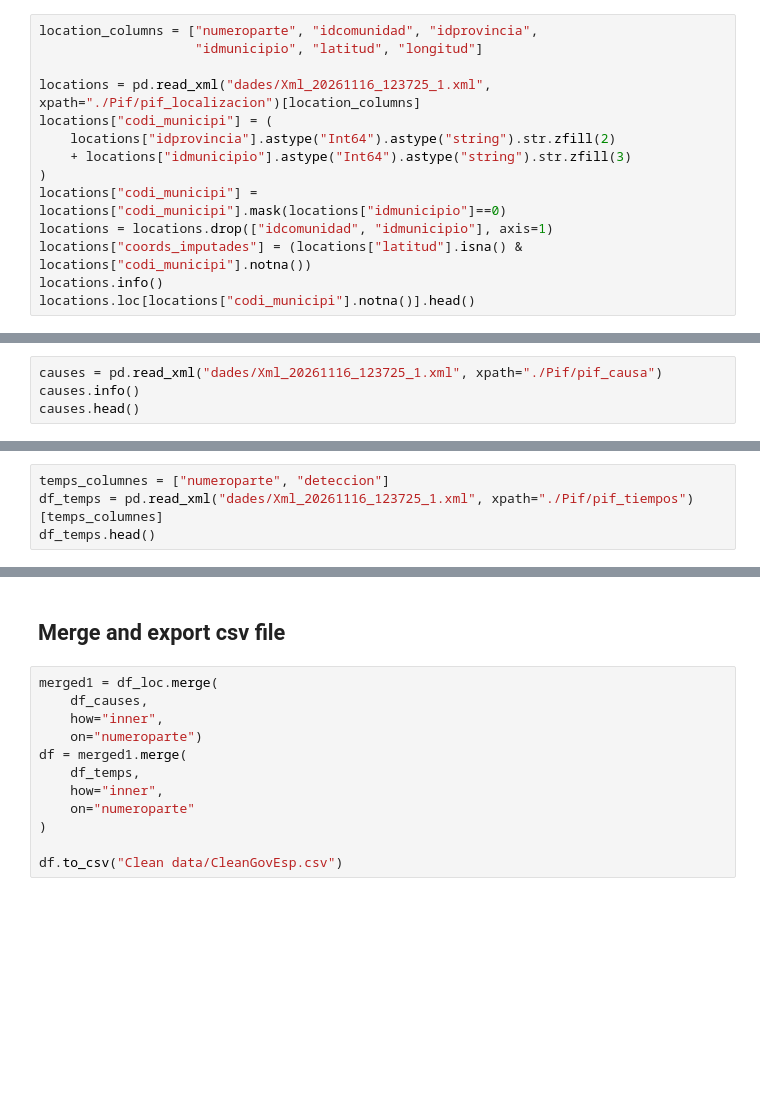
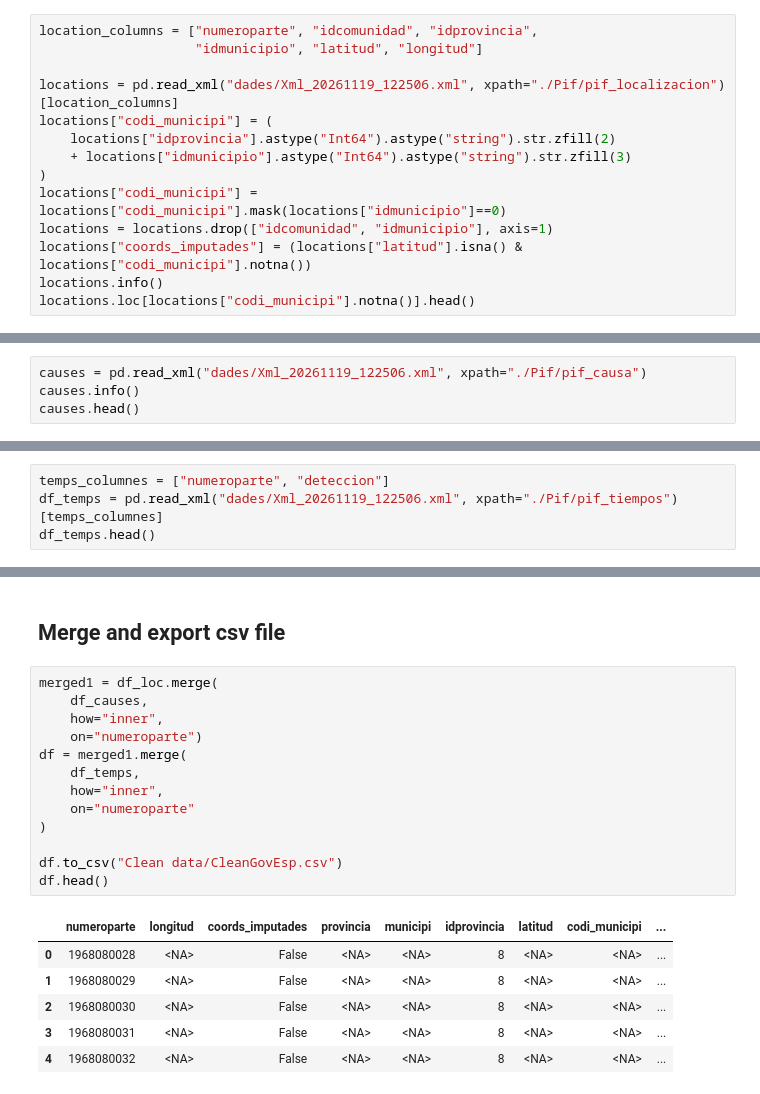
Before and after one commit to xavi-austrich/VI_Project1, a Jupyter notebook: GovEsp preprocessing.ipynb, the cells around one changed output, grey strips where cells are left out. Drawn from its saved outputs; the diff is of its cells as text; blank space fills up the shorter version.

```diff
--- a/GovEsp preprocessing.ipynb
+++ b/GovEsp preprocessing.ipynb
@@ -11,7 +11,7 @@ In this file we do the preprocessing of the data file `Xml_20261116_123725_1.xml
 location_columns = ["numeroparte", "idcomunidad", "idprovincia",
                     "idmunicipio", "latitud", "longitud"]
 
-locations = pd.read_xml("dades/Xml_20261116_123725_1.xml", xpath="./Pif/pif_localizacion")[location_columns]
+locations = pd.read_xml("dades/Xml_20261119_122506.xml", xpath="./Pif/pif_localizacion")[location_columns]
 locations["codi_municipi"] = (
     locations["idprovincia"].astype("Int64").astype("string").str.zfill(2)
     + locations["idmunicipio"].astype("Int64").astype("string").str.zfill(3)
@@ -86,6 +144,6 @@ df_loc.loc[(df_loc["municipi"] == "Tordera") & (df_loc["coords_imputades"] == Fa
 # %% [markdown]
 ## Causes
 # %%
-causes = pd.read_xml("dades/Xml_20261116_123725_1.xml", xpath="./Pif/pif_causa")
+causes = pd.read_xml("dades/Xml_20261119_122506.xml", xpath="./Pif/pif_causa")
 causes.info()
 causes.head()
@@ -106,5 +197,5 @@ df_causes.head()
 ## Temps
 # %%
 temps_columnes = ["numeroparte", "deteccion"]
-df_temps = pd.read_xml("dades/Xml_20261116_123725_1.xml", xpath="./Pif/pif_tiempos")[temps_columnes]
+df_temps = pd.read_xml("dades/Xml_20261119_122506.xml", xpath="./Pif/pif_tiempos")[temps_columnes]
 df_temps.head()
@@ -120,12 +225,20 @@ df_temps.head()
 # %%
 merged1 = df_loc.merge(
     df_causes,
     how="inner",
     on="numeroparte")
 df = merged1.merge(
     df_temps,
     how="inner",
     on="numeroparte"
 )
 
 df.to_csv("Clean data/CleanGovEsp.csv")
+df.head()
+# %% [output]
+|  | numeroparte | longitud | coords_imputades | provincia | municipi | idprovincia | latitud | codi_municipi | ... |
+| 0 | 1968080028 | <NA> | False | <NA> | <NA> | 8 | <NA> | <NA> | ... |
+| 1 | 1968080029 | <NA> | False | <NA> | <NA> | 8 | <NA> | <NA> | ... |
+| 2 | 1968080030 | <NA> | False | <NA> | <NA> | 8 | <NA> | <NA> | ... |
+| 3 | 1968080031 | <NA> | False | <NA> | <NA> | 8 | <NA> | <NA> | ... |
+| 4 | 1968080032 | <NA> | False | <NA> | <NA> | 8 | <NA> | <NA> | ... |
```
Also changed, not shown: parts of 9 cells of this notebook, 1 other file.
